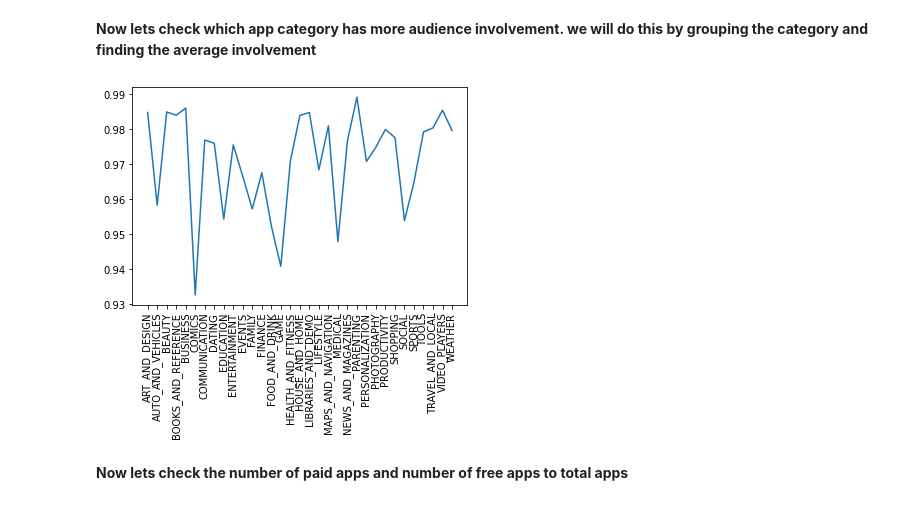
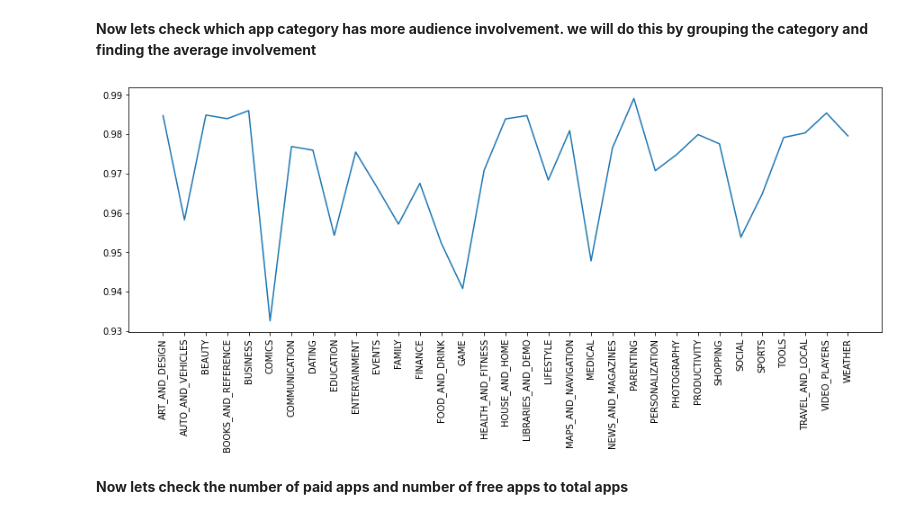
Before and after one commit to codewithsrs/app-data-analysis, a Jupyter notebook: playstore_app_review_analysis.ipynb, the cells around one changed output. Saved outputs shown, nothing was run; the diff lists cells and outputs as text; code cells hidden in the pictures.

```diff
--- a/playstore_app_review_analysis.ipynb
+++ b/playstore_app_review_analysis.ipynb
@@ -143,11 +143,12 @@ combined_df.head(2)
 # %%
 involvement_df = combined_df.groupby('Category')['involvement'].mean().reset_index()
 # %%
+plt.figure(figsize = (15,5))
 plt.plot(involvement_df['Category'],involvement_df['involvement'])
 plt.xticks(rotation = '90')
 plt.show()
 # %% [output]
-[figure, old version]
+[figure, new version]
 # %% [markdown]
 **Now lets check the number of paid apps and number of free apps to total apps**
 # %%
```
Also changed, not shown: parts of 5 cells of this notebook.
